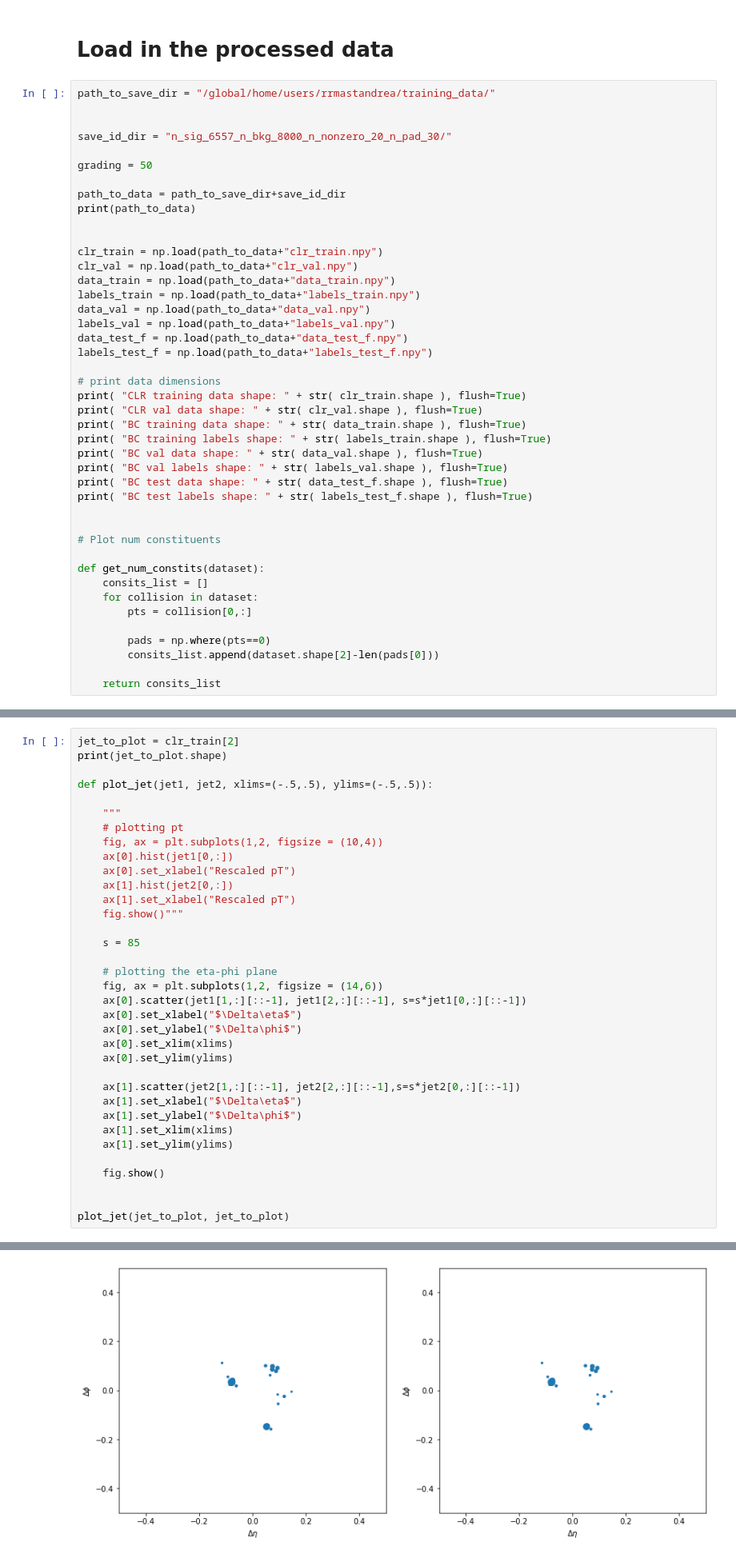
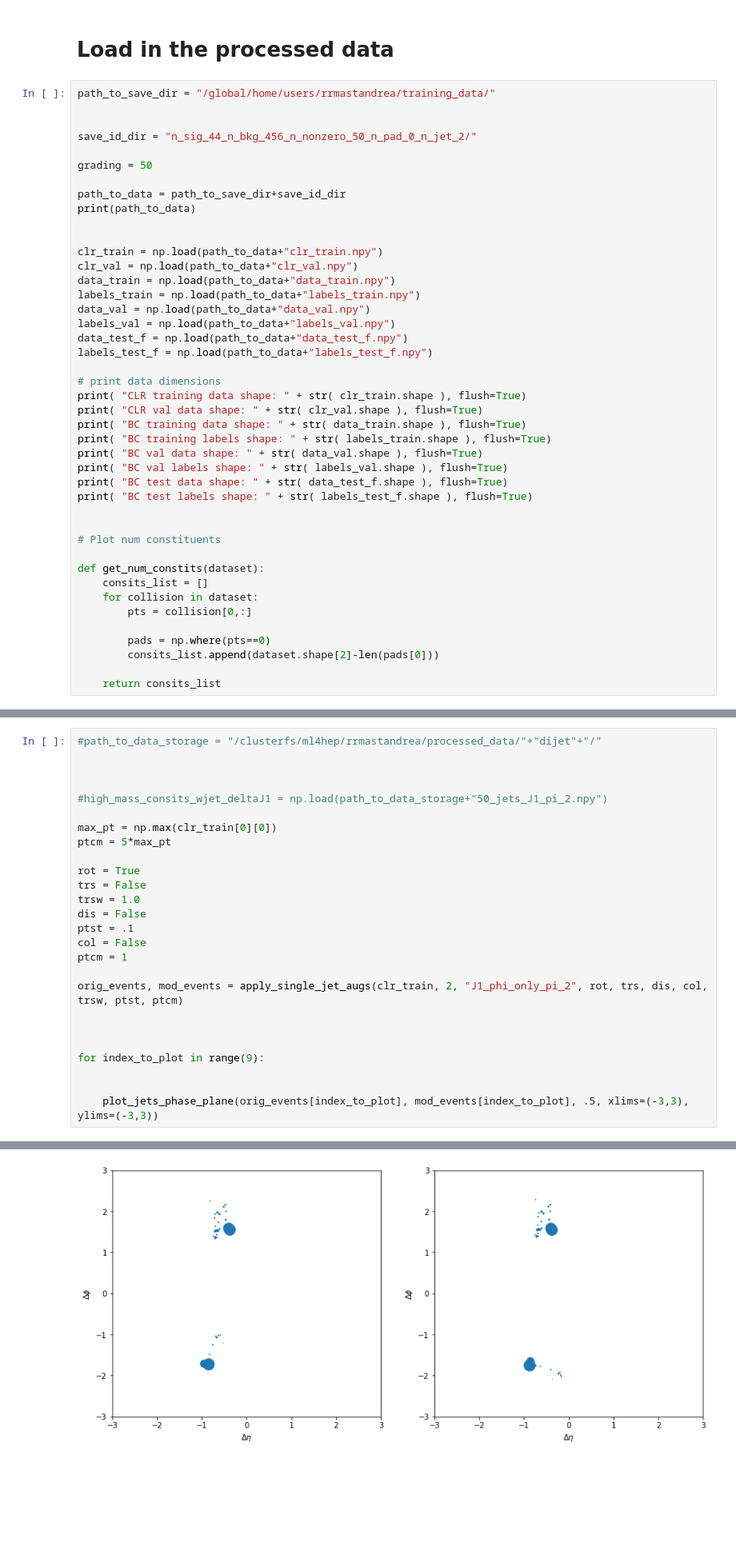
Before and after one commit to rmastand/JetCLR_AD, a Jupyter notebook: scripts/aug_testing.ipynb, the cells around one changed output, grey strips where cells are left out. Shown at 80% size. Saved outputs shown, nothing was run; the diff lists cells and outputs as text; blank space fills up the shorter version.

```diff
--- a/scripts/aug_testing.ipynb
+++ b/scripts/aug_testing.ipynb
@@ -23,7 +25,7 @@ from modules.perf_eval import get_perf_stats, linear_classifier_test, plot_losse
 path_to_save_dir = "/global/home/users/rrmastandrea/training_data/"
 
 
-save_id_dir = "n_sig_6557_n_bkg_8000_n_nonzero_20_n_pad_30/"
+save_id_dir = "n_sig_44_n_bkg_456_n_nonzero_50_n_pad_0_n_jet_2/"
 
 grading = 50
 
@@ -77,36 +79,27 @@ BC test labels shape: (2184,)
 # %%
-jet_to_plot = clr_train[2]
-print(jet_to_plot.shape)
-
-def plot_jet(jet1, jet2, xlims=(-.5,.5), ylims=(-.5,.5)):
-
-    """
-    # plotting pt
-    fig, ax = plt.subplots(1,2, figsize = (10,4))
-    ax[0].hist(jet1[0,:])
-    ax[0].set_xlabel("Rescaled pT")
-    ax[1].hist(jet2[0,:])
-    ax[1].set_xlabel("Rescaled pT")
-    fig.show()"""
-
-    s = 85
-
-    # plotting the eta-phi plane
-    fig, ax = plt.subplots(1,2, figsize = (14,6))
-    ax[0].scatter(jet1[1,:][::-1], jet1[2,:][::-1], s=s*jet1[0,:][::-1])
-    ax[0].set_xlabel("$\Delta\eta$")
-    ax[0].set_ylabel("$\Delta\phi$")
-    ax[0].set_xlim(xlims)
-    ax[0].set_ylim(ylims)
-
-    ax[1].scatter(jet2[1,:][::-1], jet2[2,:][::-1],s=s*jet2[0,:][::-1])
-    ax[1].set_xlabel("$\Delta\eta$")
-    ax[1].set_ylabel("$\Delta\phi$")
-    ax[1].set_xlim(xlims)
-    ax[1].set_ylim(ylims)
-
-    fig.show()
+#path_to_data_storage = "/clusterfs/ml4hep/rrmastandrea/processed_data/"+"dijet"+"/"
 
 
-plot_jet(jet_to_plot, jet_to_plot)
+
+#high_mass_consits_wjet_deltaJ1 = np.load(path_to_data_storage+"50_jets_J1_pi_2.npy")
+
+max_pt = np.max(clr_train[0][0])
+ptcm = 5*max_pt
+
+rot = True
+trs = False
+trsw = 1.0
+dis = False
+ptst = .1
+col = False
+ptcm = 1
+
+orig_events, mod_events = apply_single_jet_augs(clr_train, 2, "J1_phi_only_pi_2", rot, trs, dis, col, trsw, ptst, ptcm)
+
+
+
+for index_to_plot in range(9):
+
+
+    plot_jets_phase_plane(orig_events[index_to_plot], mod_events[index_to_plot], .5, xlims=(-3,3), ylims=(-3,3))
 # %% [output]
@@ -114 +106 @@ plot_jet(jet_to_plot, jet_to_plot)
-[figure, old version]
+[figure, new version]
```
Also changed, not shown: parts of 6 cells of this notebook, 6 other files.
